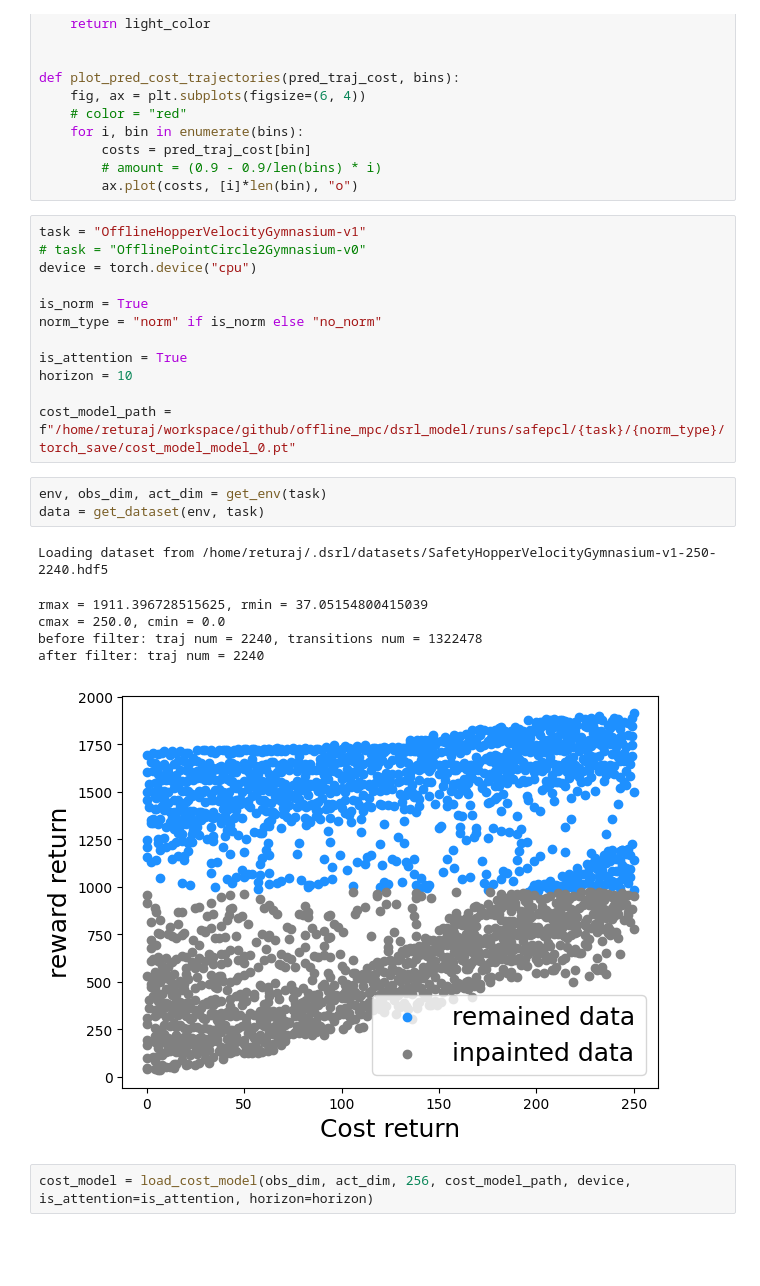
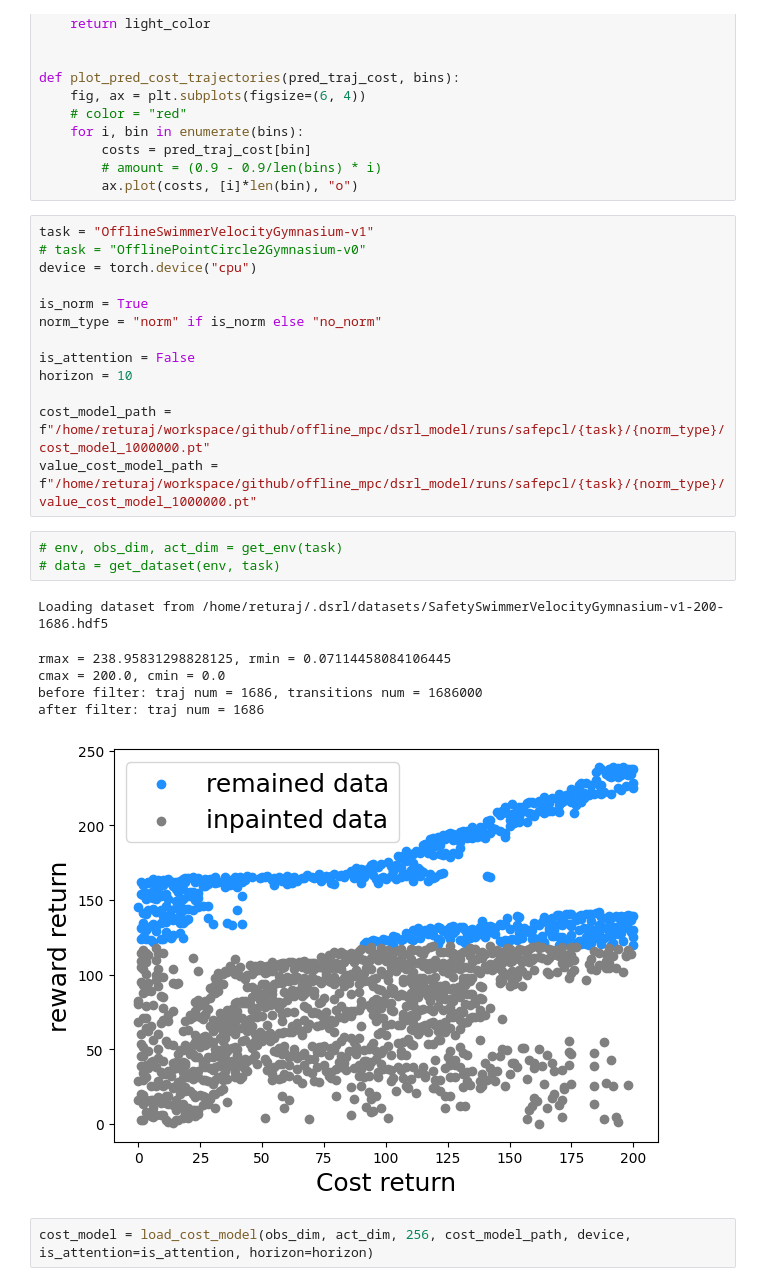
Before and after one commit to returaj/offline_mpc, a Jupyter notebook: dsrl_model/notebooks/check_cost_model.ipynb, the cells around one changed output. Drawn from its saved outputs; the diff is of its cells as text; blank space fills up the shorter version.

```diff
--- a/dsrl_model/notebooks/check_cost_model.ipynb
+++ b/dsrl_model/notebooks/check_cost_model.ipynb
@@ -147,27 +170,28 @@ def plot_pred_cost_trajectories(pred_traj_cost, bins):
         # amount = (0.9 - 0.9/len(bins) * i)
         ax.plot(costs, [i]*len(bin), "o")
 # %%
-task = "OfflineHopperVelocityGymnasium-v1"
+task = "OfflineSwimmerVelocityGymnasium-v1"
 # task = "OfflinePointCircle2Gymnasium-v0"
 device = torch.device("cpu")
 
 is_norm = True
 norm_type = "norm" if is_norm else "no_norm"
 
-is_attention = True
+is_attention = False
 horizon = 10
 
-cost_model_path = f"/home/returaj/workspace/github/offline_mpc/dsrl_model/runs/safepcl/{task}/{norm_type}/torch_save/cost_model_model_0.pt"
+cost_model_path = f"/home/returaj/workspace/github/offline_mpc/dsrl_model/runs/safepcl/{task}/{norm_type}/cost_model_1000000.pt"
+value_cost_model_path = f"/home/returaj/workspace/github/offline_mpc/dsrl_model/runs/safepcl/{task}/{norm_type}/value_cost_model_1000000.pt"
 # %%
-env, obs_dim, act_dim = get_env(task)
-data = get_dataset(env, task)
+# env, obs_dim, act_dim = get_env(task)
+# data = get_dataset(env, task)
 # %% [output]
-Loading dataset from /home/returaj/.dsrl/datasets/SafetyHopperVelocityGymnasium-v1-250-2240.hdf5
+Loading dataset from /home/returaj/.dsrl/datasets/SafetySwimmerVelocityGymnasium-v1-200-1686.hdf5
-rmax = 1911.396728515625, rmin = 37.05154800415039
-cmax = 250.0, cmin = 0.0
-before filter: traj num = 2240, transitions num = 1322478
-after filter: traj num = 2240
+rmax = 238.95831298828125, rmin = 0.07114458084106445
+cmax = 200.0, cmin = 0.0
+before filter: traj num = 1686, transitions num = 1686000
+after filter: traj num = 1686
-[figure, old version]
+[figure, new version]
 # %%
 cost_model = load_cost_model(obs_dim, act_dim, 256, cost_model_path, device, is_attention=is_attention, horizon=horizon)
 # %%
```
Also changed, not shown: parts of 8 cells of this notebook.
